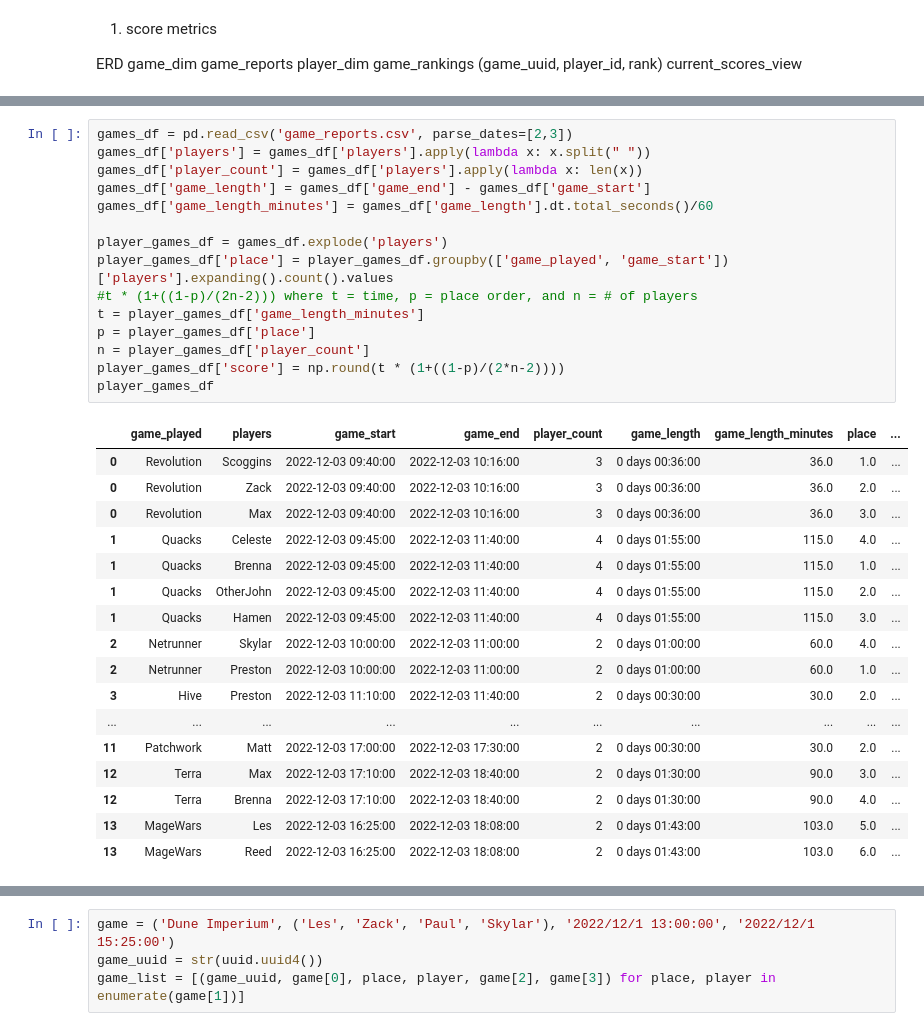
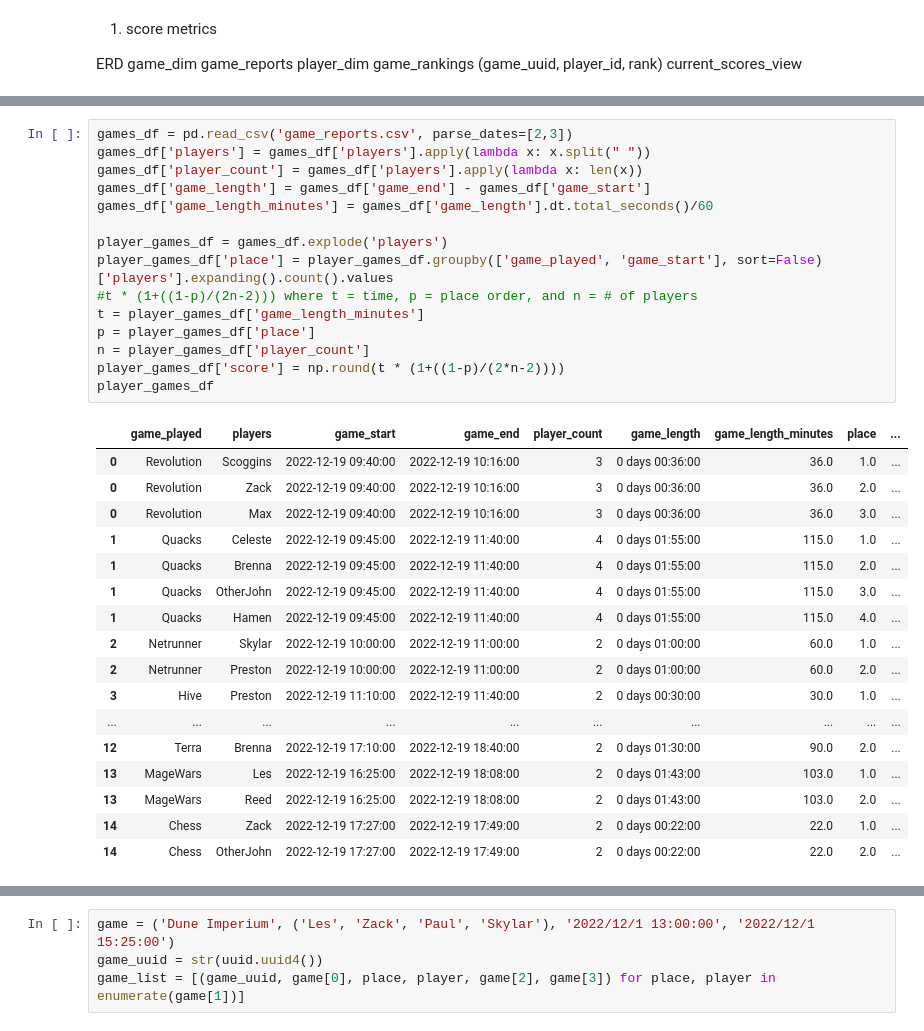
Before and after one commit to skylarenglish/boardgame-monitor, a Jupyter notebook: explore.ipynb, the cells around one changed output, grey strips where cells are left out. Saved outputs shown, nothing was run; the diff lists cells and outputs as text.

Commit message:
fixed OtherJohn's name and the exploration file

```diff
--- a/explore.ipynb
+++ b/explore.ipynb
@@ -17,33 +46,33 @@ current_scores_view
 # %%
 games_df = pd.read_csv('game_reports.csv', parse_dates=[2,3])
 games_df['players'] = games_df['players'].apply(lambda x: x.split(" "))
 games_df['player_count'] = games_df['players'].apply(lambda x: len(x))
 games_df['game_length'] = games_df['game_end'] - games_df['game_start']
 games_df['game_length_minutes'] = games_df['game_length'].dt.total_seconds()/60
 
 player_games_df = games_df.explode('players')
-player_games_df['place'] = player_games_df.groupby(['game_played', 'game_start'])['players'].expanding().count().values
+player_games_df['place'] = player_games_df.groupby(['game_played', 'game_start'], sort=False)['players'].expanding().count().values
 #t * (1+((1-p)/(2n-2))) where t = time, p = place order, and n = # of players
 t = player_games_df['game_length_minutes']
 p = player_games_df['place']
 n = player_games_df['player_count']
 player_games_df['score'] = np.round(t * (1+((1-p)/(2*n-2))))
 player_games_df
 # %% [output]
 |  | game_played | players | game_start | game_end | player_count | game_length | game_length_minutes | place | ... |
-| 0 | Revolution | Scoggins | 2022-12-03 09:40:00 | 2022-12-03 10:16:00 | 3 | 0 days 00:36:00 | 36.0 | 1.0 | ... |
-| 0 | Revolution | Zack | 2022-12-03 09:40:00 | 2022-12-03 10:16:00 | 3 | 0 days 00:36:00 | 36.0 | 2.0 | ... |
-| 0 | Revolution | Max | 2022-12-03 09:40:00 | 2022-12-03 10:16:00 | 3 | 0 days 00:36:00 | 36.0 | 3.0 | ... |
-| 1 | Quacks | Celeste | 2022-12-03 09:45:00 | 2022-12-03 11:40:00 | 4 | 0 days 01:55:00 | 115.0 | 4.0 | ... |
-| 1 | Quacks | Brenna | 2022-12-03 09:45:00 | 2022-12-03 11:40:00 | 4 | 0 days 01:55:00 | 115.0 | 1.0 | ... |
-| 1 | Quacks | OtherJohn | 2022-12-03 09:45:00 | 2022-12-03 11:40:00 | 4 | 0 days 01:55:00 | 115.0 | 2.0 | ... |
-| 1 | Quacks | Hamen | 2022-12-03 09:45:00 | 2022-12-03 11:40:00 | 4 | 0 days 01:55:00 | 115.0 | 3.0 | ... |
-| 2 | Netrunner | Skylar | 2022-12-03 10:00:00 | 2022-12-03 11:00:00 | 2 | 0 days 01:00:00 | 60.0 | 4.0 | ... |
-| 2 | Netrunner | Preston | 2022-12-03 10:00:00 | 2022-12-03 11:00:00 | 2 | 0 days 01:00:00 | 60.0 | 1.0 | ... |
-| 3 | Hive | Preston | 2022-12-03 11:10:00 | 2022-12-03 11:40:00 | 2 | 0 days 00:30:00 | 30.0 | 2.0 | ... |
+| 0 | Revolution | Scoggins | 2022-12-19 09:40:00 | 2022-12-19 10:16:00 | 3 | 0 days 00:36:00 | 36.0 | 1.0 | ... |
+| 0 | Revolution | Zack | 2022-12-19 09:40:00 | 2022-12-19 10:16:00 | 3 | 0 days 00:36:00 | 36.0 | 2.0 | ... |
+| 0 | Revolution | Max | 2022-12-19 09:40:00 | 2022-12-19 10:16:00 | 3 | 0 days 00:36:00 | 36.0 | 3.0 | ... |
+| 1 | Quacks | Celeste | 2022-12-19 09:45:00 | 2022-12-19 11:40:00 | 4 | 0 days 01:55:00 | 115.0 | 1.0 | ... |
+| 1 | Quacks | Brenna | 2022-12-19 09:45:00 | 2022-12-19 11:40:00 | 4 | 0 days 01:55:00 | 115.0 | 2.0 | ... |
+| 1 | Quacks | OtherJohn | 2022-12-19 09:45:00 | 2022-12-19 11:40:00 | 4 | 0 days 01:55:00 | 115.0 | 3.0 | ... |
+| 1 | Quacks | Hamen | 2022-12-19 09:45:00 | 2022-12-19 11:40:00 | 4 | 0 days 01:55:00 | 115.0 | 4.0 | ... |
+| 2 | Netrunner | Skylar | 2022-12-19 10:00:00 | 2022-12-19 11:00:00 | 2 | 0 days 01:00:00 | 60.0 | 1.0 | ... |
+| 2 | Netrunner | Preston | 2022-12-19 10:00:00 | 2022-12-19 11:00:00 | 2 | 0 days 01:00:00 | 60.0 | 2.0 | ... |
+| 3 | Hive | Preston | 2022-12-19 11:10:00 | 2022-12-19 11:40:00 | 2 | 0 days 00:30:00 | 30.0 | 1.0 | ... |
 | ... | ... | ... | ... | ... | ... | ... | ... | ... | ... |
-| 11 | Patchwork | Matt | 2022-12-03 17:00:00 | 2022-12-03 17:30:00 | 2 | 0 days 00:30:00 | 30.0 | 2.0 | ... |
-| 12 | Terra | Max | 2022-12-03 17:10:00 | 2022-12-03 18:40:00 | 2 | 0 days 01:30:00 | 90.0 | 3.0 | ... |
-| 12 | Terra | Brenna | 2022-12-03 17:10:00 | 2022-12-03 18:40:00 | 2 | 0 days 01:30:00 | 90.0 | 4.0 | ... |
-| 13 | MageWars | Les | 2022-12-03 16:25:00 | 2022-12-03 18:08:00 | 2 | 0 days 01:43:00 | 103.0 | 5.0 | ... |
-| 13 | MageWars | Reed | 2022-12-03 16:25:00 | 2022-12-03 18:08:00 | 2 | 0 days 01:43:00 | 103.0 | 6.0 | ... |
+| 12 | Terra | Brenna | 2022-12-19 17:10:00 | 2022-12-19 18:40:00 | 2 | 0 days 01:30:00 | 90.0 | 2.0 | ... |
+| 13 | MageWars | Les | 2022-12-19 16:25:00 | 2022-12-19 18:08:00 | 2 | 0 days 01:43:00 | 103.0 | 1.0 | ... |
+| 13 | MageWars | Reed | 2022-12-19 16:25:00 | 2022-12-19 18:08:00 | 2 | 0 days 01:43:00 | 103.0 | 2.0 | ... |
+| 14 | Chess | Zack | 2022-12-19 17:27:00 | 2022-12-19 17:49:00 | 2 | 0 days 00:22:00 | 22.0 | 1.0 | ... |
+| 14 | Chess | OtherJohn | 2022-12-19 17:27:00 | 2022-12-19 17:49:00 | 2 | 0 days 00:22:00 | 22.0 | 2.0 | ... |
```
Also changed, not shown: parts of 4 cells of this notebook, 1 other file.
